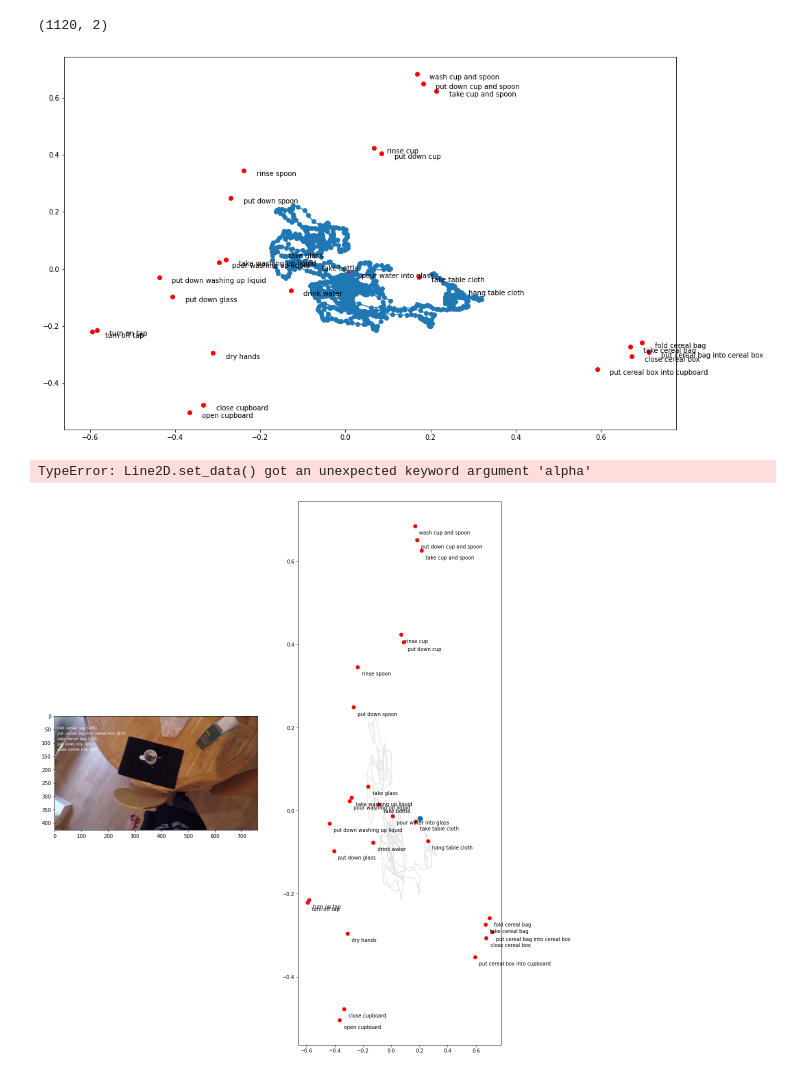
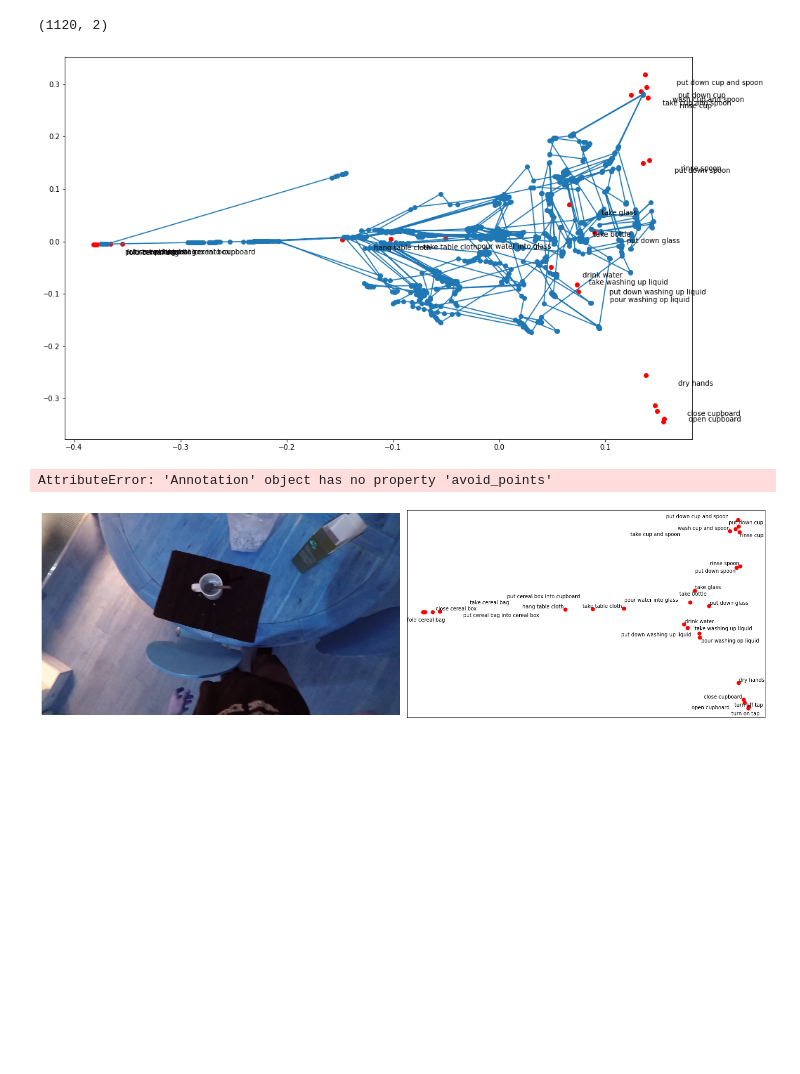
Before and after one commit to VIDA-NYU/ptg-server-ml, a Jupyter notebook: notebooks/clip_embedding_animation.ipynb, the cells around one changed output. Saved outputs shown, nothing was run; the diff lists cells and outputs as text; code cells hidden in the pictures; blank space fills up the shorter version.

Commit message:
adjusttext

```diff
--- a/notebooks/clip_embedding_animation.ipynb
+++ b/notebooks/clip_embedding_animation.ipynb
@@ -227,7 +231,8 @@ array([[1.5687906, 1.5687145, 1.5691385, ..., 1.5692368, 1.5690526,
 # %%
-from sklearn.manifold import Isomap
+from sklearn.manifold import Isomap, LocallyLinearEmbedding
 from sklearn.decomposition import PCA
-dimreduc = PCA(n_components=2)
+# dimreduc = PCA(n_components=2)
+dimreduc = LocallyLinearEmbedding(n_components=2)
 #dimreduc = Isomap(n_components=2)
 # dimreduc.fit(np.concatenate([Z_text, Z_images[np.random.choice(len(Z_text), size=len(Z_images))]]))
 Zt_text = dimreduc.fit_transform(Z_text)
@@ -260,7 +265,7 @@ plt.plot(Zt_images[:,0], Zt_images[:,1])
 plt.scatter(Zt_images[:,0], Zt_images[:,1])
 plt.savefig(os.path.join(out_dir, 'text+image-space.jpg'))
 # %% [output]
-[figure, old version]
+[figure, new version]
 # %%
 
 import matplotlib.animation as pltanim
@@ -268,18 +274,29 @@ from IPython.display import Video, HTML
 # %%
 tqdm.tqdm._instances.clear()
-fig, (ax1, ax2) = plt.subplots(1, 2, figsize=(16, 20))
+fig, (ax1, ax2) = plt.subplots(1, 2, figsize=(20, 6))
+
+ax1.axis('off')
+# ax2.xaxis.set_ticks_position('none')
+# ax2.yaxis.set_ticks_position('none')
+ax2.set_xticks([])
+ax2.set_yticks([])
+# ax2.axis('off')
+plt.tight_layout()
 
 imshowed = ax1.imshow(ims[0])
 
 ax2.scatter(Zt_text[:,0], Zt_text[:,1], label='text', c='r', s=50)
-for z, t in zip(Zt_text, texts):
-    ax2.annotate(t, (z[0]+0.03, z[1]-0.02))
+text_annots = [ax2.annotate(t, (z[0], z[1])) for z, t in zip(Zt_text, texts)]
+# text_annots = [ax2.text(z[0], z[1], t) for z, t in zip(Zt_text, texts)]
+adjust_text(
+    text_annots, arrowprops=dict(arrowstyle="-", color='k', lw=0.5),
+    lim=50, avoid_self=False)
 
 ax2.plot(Zt_images[:,0], Zt_images[:,1], c='k', alpha=0.1)
 imscatter = ax2.scatter([], [], s=100)
 
 topk = 5
-lines_topk = [ax2.plot([], [])[0] for i in range(topk)]
+lines_topk = [ax2.plot([], [], c='r')[0] for i in range(topk)]
 
 def animate(frame):
     im = ims[frame].copy()
@@ -292,36 +309,36 @@ def animate(frame):
     pred_text = [texts[i] for i in i_topkmax]
 
     i=0
     if has_gt:
         dft = df_vid[(df_vid.start_frame/60 < frame/fps) & (df_vid.stop_frame/60 > frame/fps)]
         texts_true = list(dft.narration.unique())
         _, i = draw_text_list(im, [t for t in texts_true if t in pred_text[:1]], color=(0,255,0))
         _, i = draw_text_list(im, [t for t in texts_true if t in pred_text[1:]], i, color=(255,255,0))
         _, i = draw_text_list(im, [t for t in texts_true if t not in pred_text], i, color=(0,0,255))
     _, i = draw_text_list(im, pred_labels, i)
 
     zxy = Zt_images[frame:frame+1]
     imshowed.set_data(im[:,:,::-1])
     imscatter.set_offsets(zxy)
 
     for l, i in zip(lines_topk, i_topkmax):
-        l.set_data([zxy[0,0], Z_text[i, 0]], [zxy[0,1], Z_text[i, 1]])
+        l.set_data([zxy[0, 0], Zt_text[i, 0]], [zxy[0, 1], Zt_text[i, 1]])
         l.set_alpha(sim[i])
     return [imshowed, imscatter] + lines_topk
 
 def init():
     return animate(0)
 
 ani = pltanim.FuncAnimation(
     fig, animate, tqdm.tqdm(np.arange(len(ims))[:50]), init_func=init,
     interval=int(1000/fps), blit=True)
 
-f=os.path.join(out_dir, 'emb-motion.mp4')
+f=os.path.join(out_dir, 'emb-motion1.mp4')
 ani.save(f, writer=pltanim.FFMpegWriter(fps=fps))
 plt.close()
 Video(f)
 # %% [output]
-TypeError: Line2D.set_data() got an unexpected keyword argument 'alpha'
+AttributeError: 'Annotation' object has no property 'avoid_points'
-[figure, old version]
+[figure, new version]
 # %%
 Video(f)
```
Also changed, not shown: parts of 3 cells of this notebook.
